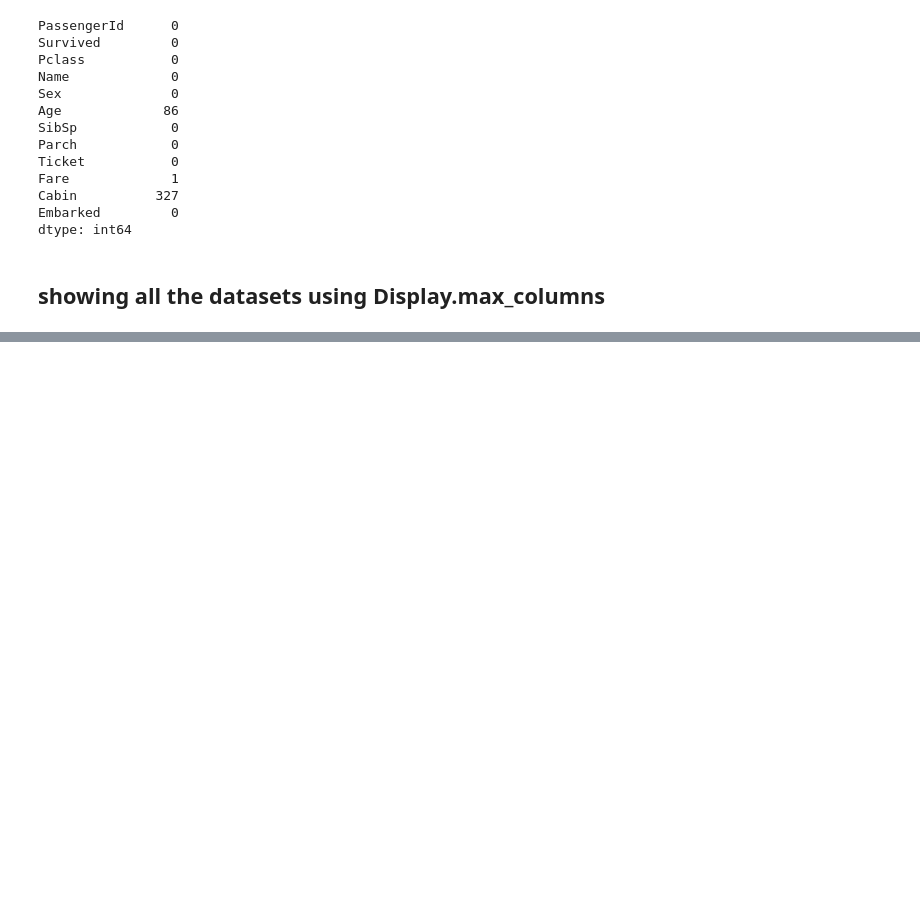
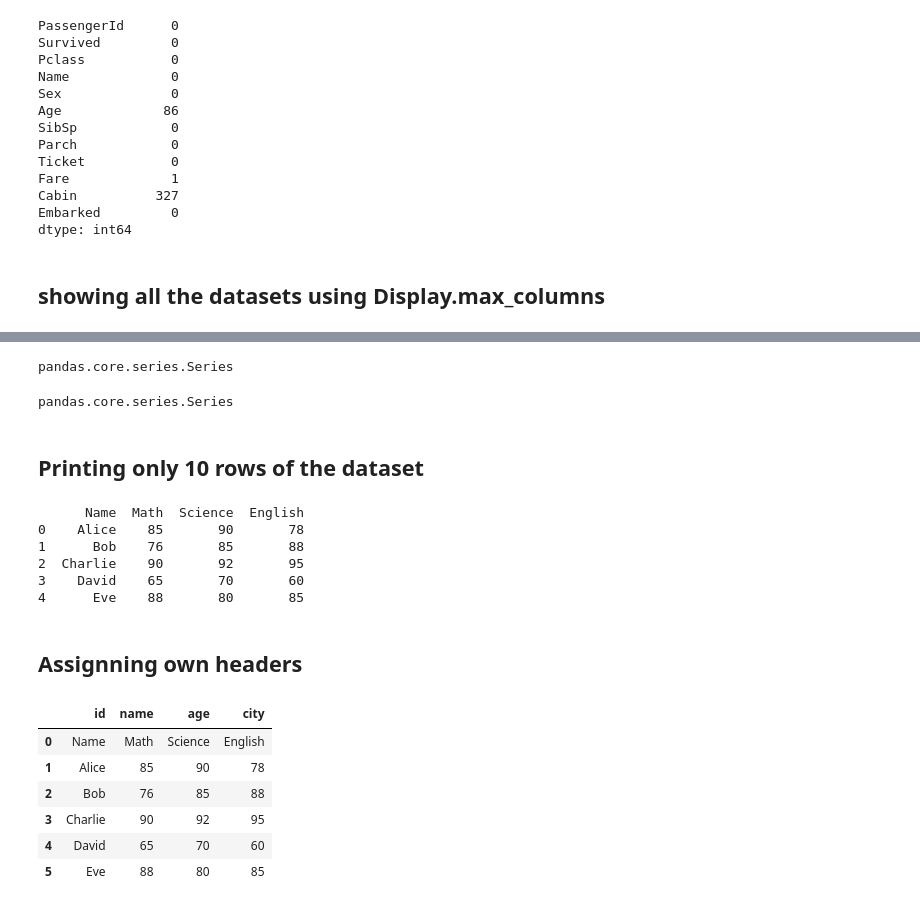
Before and after one commit to shabnamkarki24/Pandas, a Jupyter notebook: pandas_practice.ipynb, the cells around one changed output, grey strips where cells are left out. Saved outputs shown, nothing was run; the diff lists cells and outputs as text; code cells hidden in the pictures; blank space fills up the shorter version.

```diff
--- a/pandas_practice.ipynb
+++ b/pandas_practice.ipynb
@@ -619,0 +756,37 @@ print(df)
+# %%
+type(df['Ticket'])
+# %% [output]
+pandas.core.series.Series
+# %%
+type(df['Fare'])
+# %% [output]
+pandas.core.series.Series
+# %% [markdown]
+## Printing only 10 rows of the dataset
+# %%
+import pandas as pd
+df=pd.read_csv("csv_data/student.csv")
+print(df.head(10))
+# %% [output]
+      Name  Math  Science  English
+0    Alice    85       90       78
+1      Bob    76       85       88
+2  Charlie    90       92       95
+3    David    65       70       60
+4      Eve    88       80       85
+# %% [markdown]
+## Assignning own headers
+# %%
+import pandas as pd
+
+headers=['id', 'name', 'age', 'city']
+df=pd.read_csv("csv_data/student.csv", sep=",", header=None, names=headers)
+(df)
+# %% [output]
+|  | id | name | age | city |
+| 0 | Name | Math | Science | English |
+| 1 | Alice | 85 | 90 | 78 |
+| 2 | Bob | 76 | 85 | 88 |
+| 3 | Charlie | 90 | 92 | 95 |
+| 4 | David | 65 | 70 | 60 |
+| 5 | Eve | 88 | 80 | 85 |
```
Also changed, not shown: parts of 56 cells of this notebook, 1 other file.
